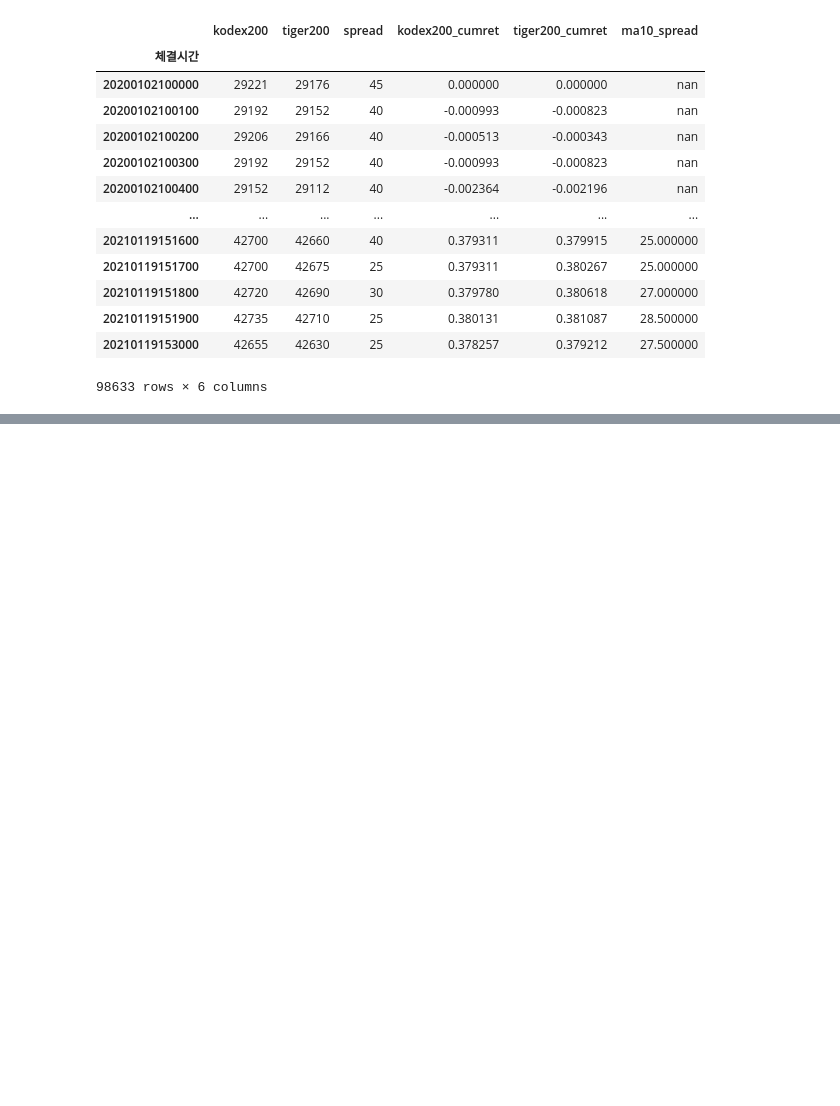
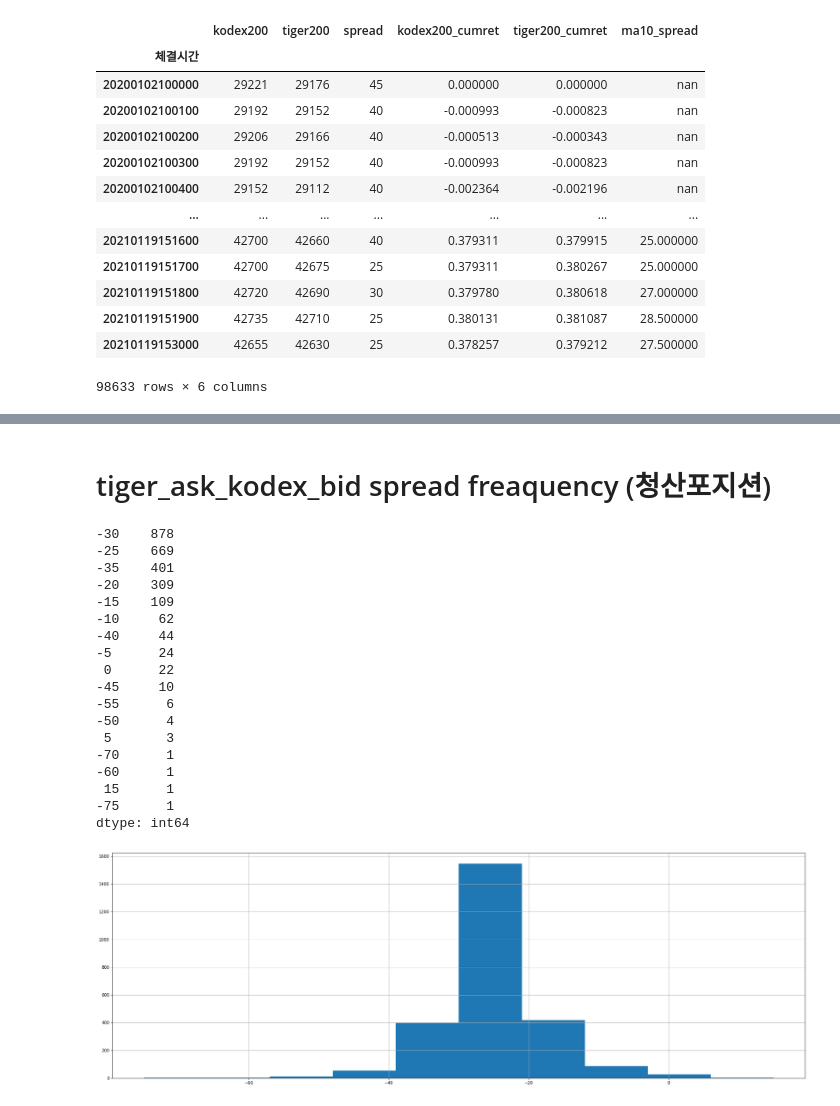
Before and after one commit to hyungchanchoi/AlgorithmTrading_pykiwoom, a Jupyter notebook: analysis/kodex200_tiger200_analy.ipynb, the cells around one changed output, grey strips where cells are left out. Drawn from its saved outputs; the diff is of its cells as text; code cells hidden in the pictures; blank space fills up the shorter version.

```diff
--- a/analysis/kodex200_tiger200_analy.ipynb
+++ b/analysis/kodex200_tiger200_analy.ipynb
@@ -145,0 +164,27 @@ mode[-10:].mean()
+# %% [markdown]
+# tiger_ask_kodex_bid spread freaquency    (청산포지션)
+# %%
+tiger_ask_kodex_bid = tiger_ask - kodex_bid
+tiger_ask_kodex_bid.hist()
+freq = tiger_ask_kodex_bid.value_counts()
+print(freq)
+# %% [output]
+-30    878
+-25    669
+-35    401
+-20    309
+-15    109
+-10     62
+-40     44
+-5      24
+ 0      22
+-45     10
+-55      6
+-50      4
+ 5       3
+-70      1
+-60      1
+ 15      1
+-75      1
+dtype: int64
+[figure, added]
```
Also changed, not shown: parts of 16 cells of this notebook.
